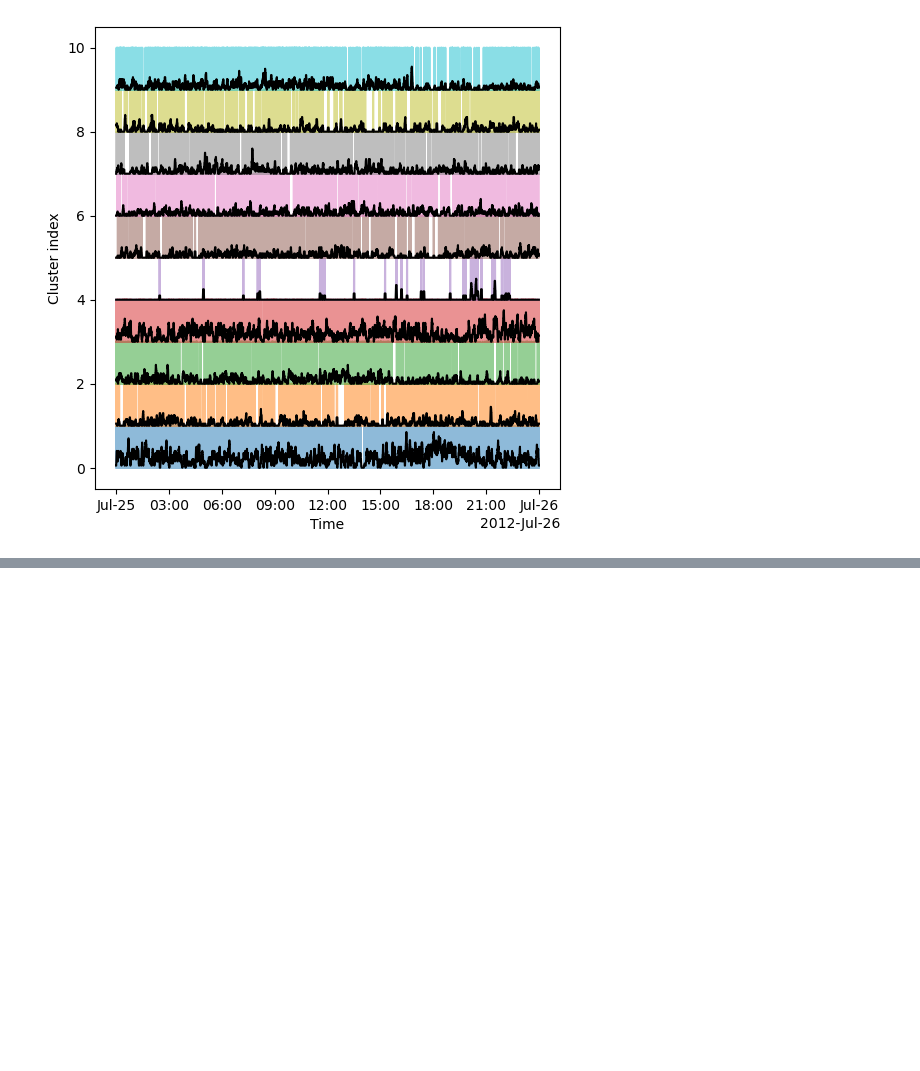
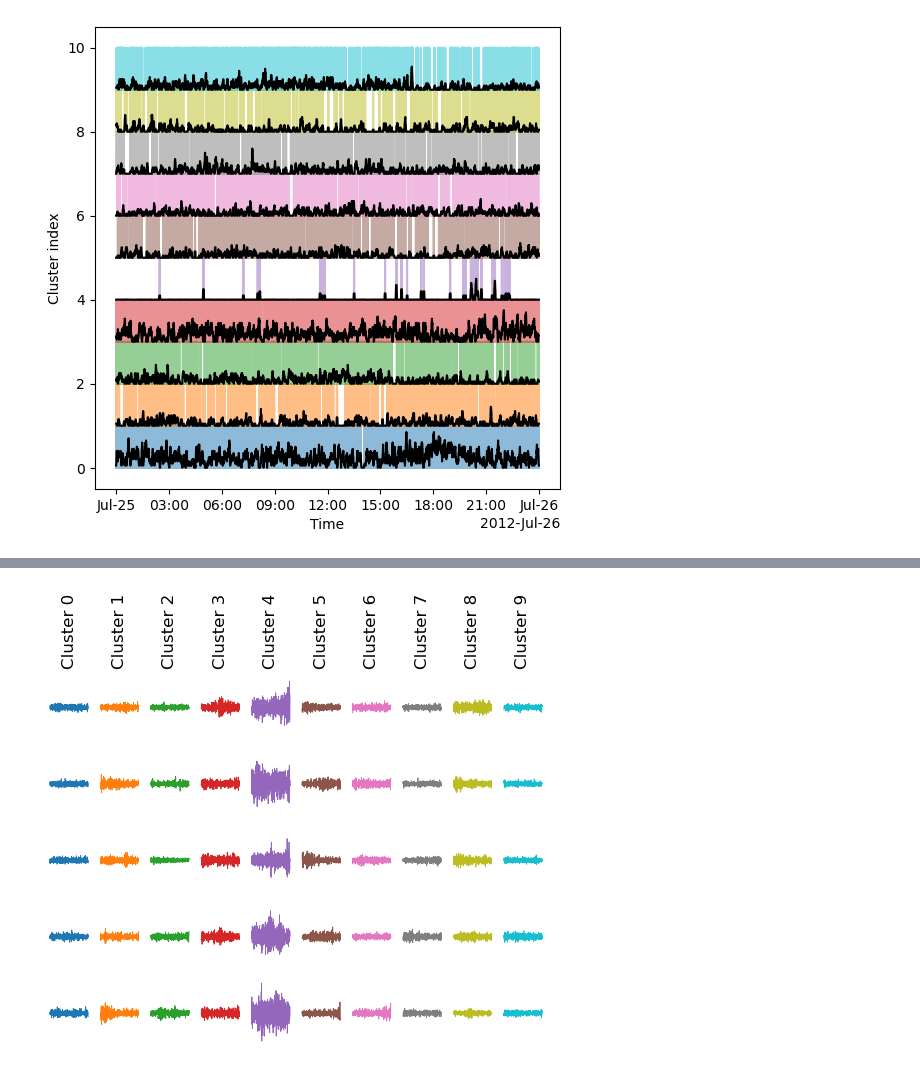
Before and after one commit to scatseisnet/scatseisnet, a Jupyter notebook: docs/source/notebooks/5_clustering.ipynb, the cells around one changed output, grey strips where cells are left out. Saved outputs shown, nothing was run; the diff lists cells and outputs as text; code cells hidden in the pictures; blank space fills up the shorter version.

```diff
--- a/docs/source/notebooks/5_clustering.ipynb
+++ b/docs/source/notebooks/5_clustering.ipynb
@@ -122,24 +125,20 @@ waveforms for each cluster.
 # %%
-stream = obspy.read("../example/scattering_stream.mseed").select(channel="BHZ")
+N_WAVEFORMS = 5
 
-N_WAVEFORMS = 5
+# Read the stream
+stream = obspy.read("../example/scattering_stream.mseed").select(channel="BHN")
 waveform_duration = network.bins / network.sampling_rate
-
 
 # Extract waveforms
 waveforms = list()
 for cluster in np.unique(predictions):
 
-    # Calculate the mean of the cluster
+    # Calculate the distance of each sample to the cluster mean
     mean = np.mean(features[predictions == cluster], axis=0)
-
-    # Distance of each sample to the mean
     distance = np.linalg.norm(features[predictions == cluster] - mean, axis=1)
-
-    # Get times of the closest samples
     closest = times[predictions == cluster][distance.argsort()[:5]]
 
-    # Collect waveforms in a list
+    # Collect closest waveforms in a list
     traces = list()
     for time in closest[:N_WAVEFORMS]:
         time = obspy.UTCDateTime(time)
@@ -151,9 +154,15 @@ for cluster in np.unique(predictions):
 # %%
 # Plot the results
-fig, ax = plt.subplots(N_WAVEFORMS, N_CLUSTERS, figsize=(10, 6), sharex=True, sharey=True)
+fig, ax = plt.subplots(N_WAVEFORMS, N_CLUSTERS, sharex=True, sharey=True)
 
 # Plot each cluster as a separate line
-for i, spectrograms in enumerate(waveforms):
-    ax[0, i].set_title(f"Cluster {i}")
-    for j, spectrogram in enumerate(spectrograms):
-        ax[j, i].plot(trace.times(), trace.data, rasterized=True, lw=0.6)
+for i, traces in enumerate(waveforms):
+    ax[0, i].set_title(f"Cluster {i}", rotation="vertical")
+    for j, trace in enumerate(traces):
+        ax[j, i].plot(trace.times(), trace.data, rasterized=True, lw=0.6, color=f"C{i}")
+        ax[j, i].set_axis_off()
+
+# Show
+plt.show()
+# %% [output]
+[figure, added]
```
Also changed, not shown: parts of 10 cells of this notebook, 1 other file.
